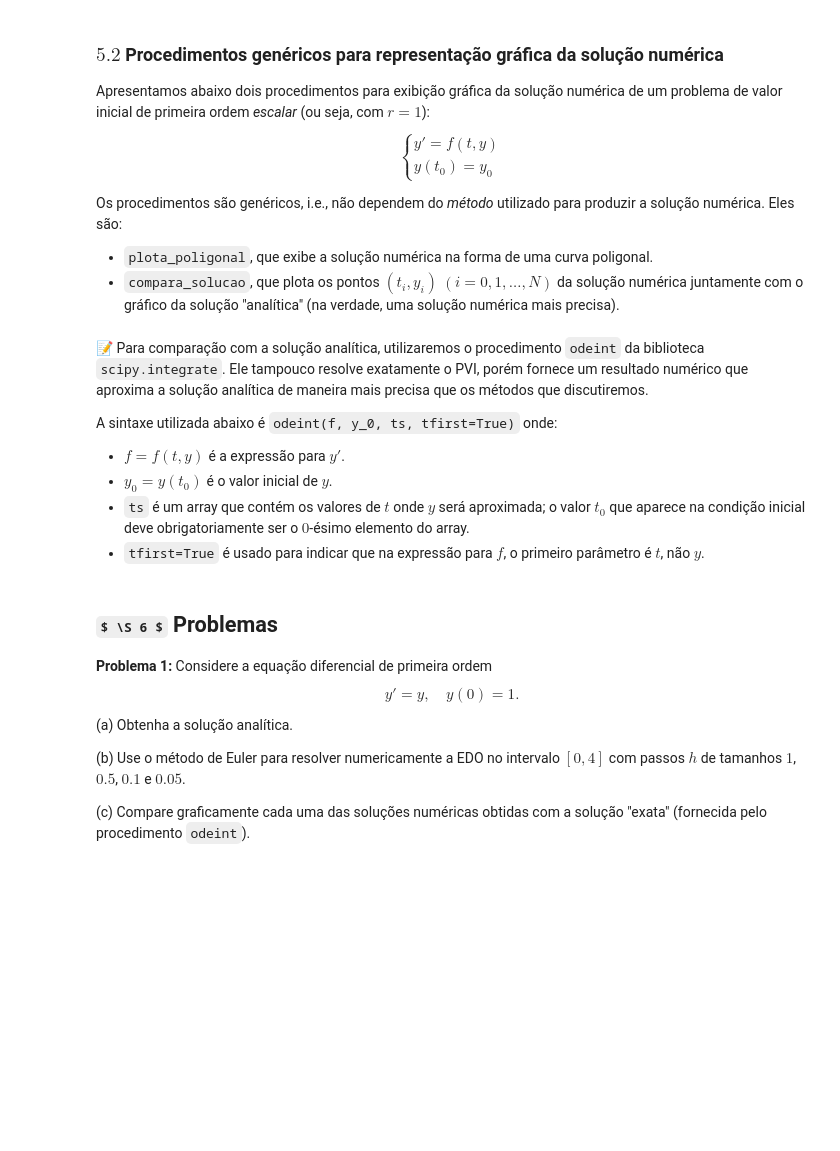
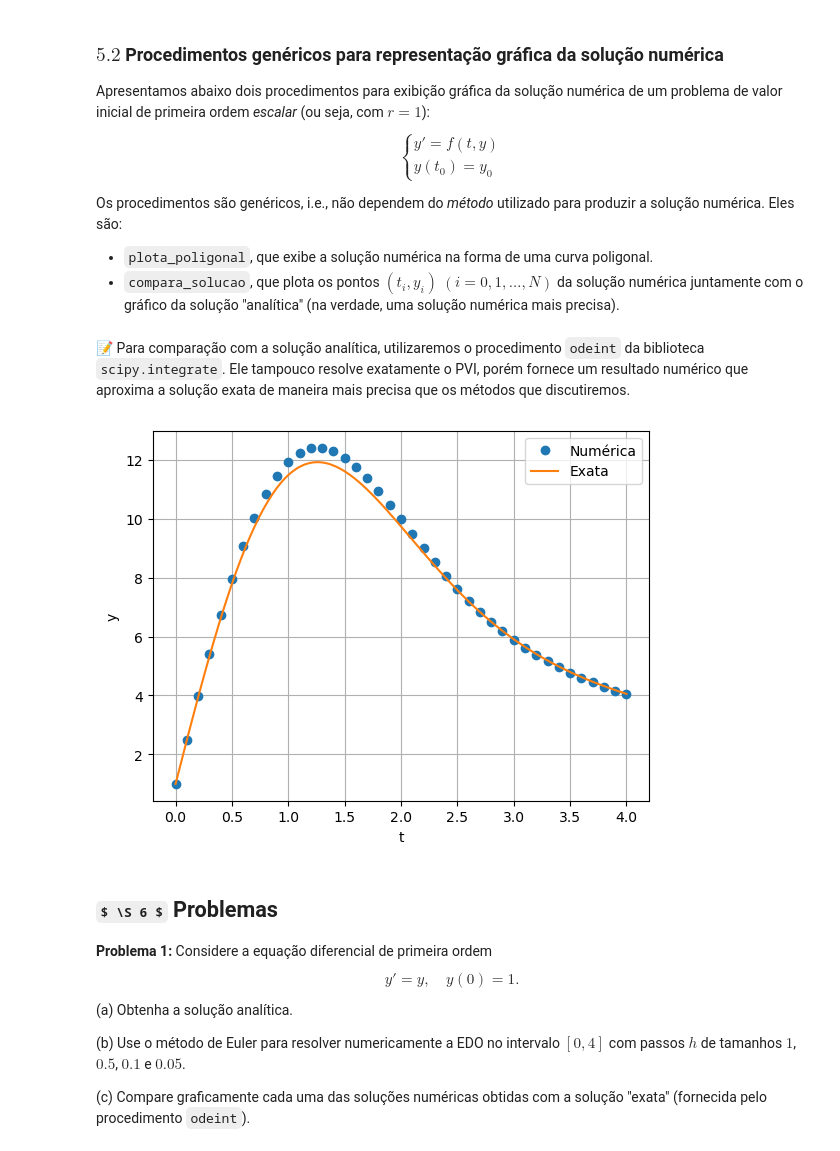
Before and after one commit to pzuehlke/Numerical-Methods, a Jupyter notebook: 7-problemas_de_valor_inicial/7-2_metodo_de_Euler.ipynb, the cells around one changed output. Drawn from its saved outputs; the diff is of its cells as text; code cells hidden in the pictures; some formulas as TeX source; blank space fills up the shorter version.

```diff
--- a/7-problemas_de_valor_inicial/7-2_metodo_de_Euler.ipynb
+++ b/7-problemas_de_valor_inicial/7-2_metodo_de_Euler.ipynb
@@ -202,36 +202,27 @@ def plota_poligonal(ts, ys):
 
     return None
 # %% [markdown]
-📝 Para comparação com a solução analítica, utilizaremos o procedimento `odeint` da biblioteca `scipy.integrate`. Ele tampouco resolve exatamente o PVI, porém fornece um resultado numérico que aproxima a solução analítica de maneira mais precisa que os métodos que discutiremos.
-
-A sintaxe utilizada abaixo é `odeint(f, y_0, ts, tfirst=True)` onde:
-* $ f = f(t, y) $ é a expressão para $ y' $.
-* $ y_0 = y(t_0) $ é o valor inicial de $ y $.
-* `ts` é um array que contém os valores de $ t $ onde $ y $ será aproximada; o valor $ t_0 $ que aparece na condição inicial deve obrigatoriamente ser o $ 0 $-ésimo elemento do array.
-* `tfirst=True` é usado para indicar que na expressão para $ f $, o primeiro parâmetro é $ t $, não $ y $.
+📝 Para comparação com a solução analítica, utilizaremos o procedimento `odeint` da biblioteca `scipy.integrate`. Ele tampouco resolve exatamente o PVI, porém fornece um resultado numérico que aproxima a solução exata de maneira mais precisa que os métodos que discutiremos.
 # %%
-def compara_solucoes(metodo, f, t_0, y_0, T, h):
+def compara_solucoes(f, t_0, y_0, ts, ys):
     """ Representa graficamente as soluções do PVI (escalar)
             y' = f(t, y), y(t_0) = y_0
         seguintes:
-    (1) A solução numérica obtida por um método fornecido pelo
-        usuário como a entrada 'metodo'.
+    (1) Uma solução numérica dada pelos dois arrays (ou listas)
+        ts e ys, calculada previamente por um método qualquer.
     (2) A solução obtida pela rotina `odeint` da biblioteca SciPy.
     Entradas:
-        * Um procedimento 'metodo' que resolve numericamente
-          PVIs deste tipo, implementado pelo usuário.
         * A função escalar f(t, y) que define a EDO.
         * O instante inicial t_0.
         * O escalar y_0 tal que y(t_0) = y_0 é a condição inicial.
-        * O instante T final.
-        * O tamanho do passo h.
+        * A lista ts dos nodos t_i.
+        * A lista ys das aproximações y_i obtidas.
     """
     import matplotlib.pyplot as plt
     import numpy as np
     from scipy.integrate import odeint
 
 
-    ts, ys = metodo(f, t_0, y_0, T, h)
     ts_exata = np.linspace(t_0, T, num=201)
     ys_exata = odeint(f, y_0, ts_exata, tfirst=True)
 
@@ -247,15 +238,17 @@ def compara_solucoes(metodo, f, t_0, y_0, T, h):
 # %%
 import numpy as np
 
 t_0 = 0
 y_0 = 1
 h = 0.1
 T = 4
 def f(t, y):
     return 15 - t * y
 
 ts, ys = euler(f, t_0, y_0, T, h)
-compara_solucoes(euler, f, t_0, y_0, T, h)
+compara_solucoes(f, t_0, y_0, ts, ys)
+# %% [output]
+[figure, added]
 # %% [markdown]
 ## $ \S 6 $ Problemas
 
```
Also changed, not shown: parts of 1 cell of this notebook, 6 other files.
